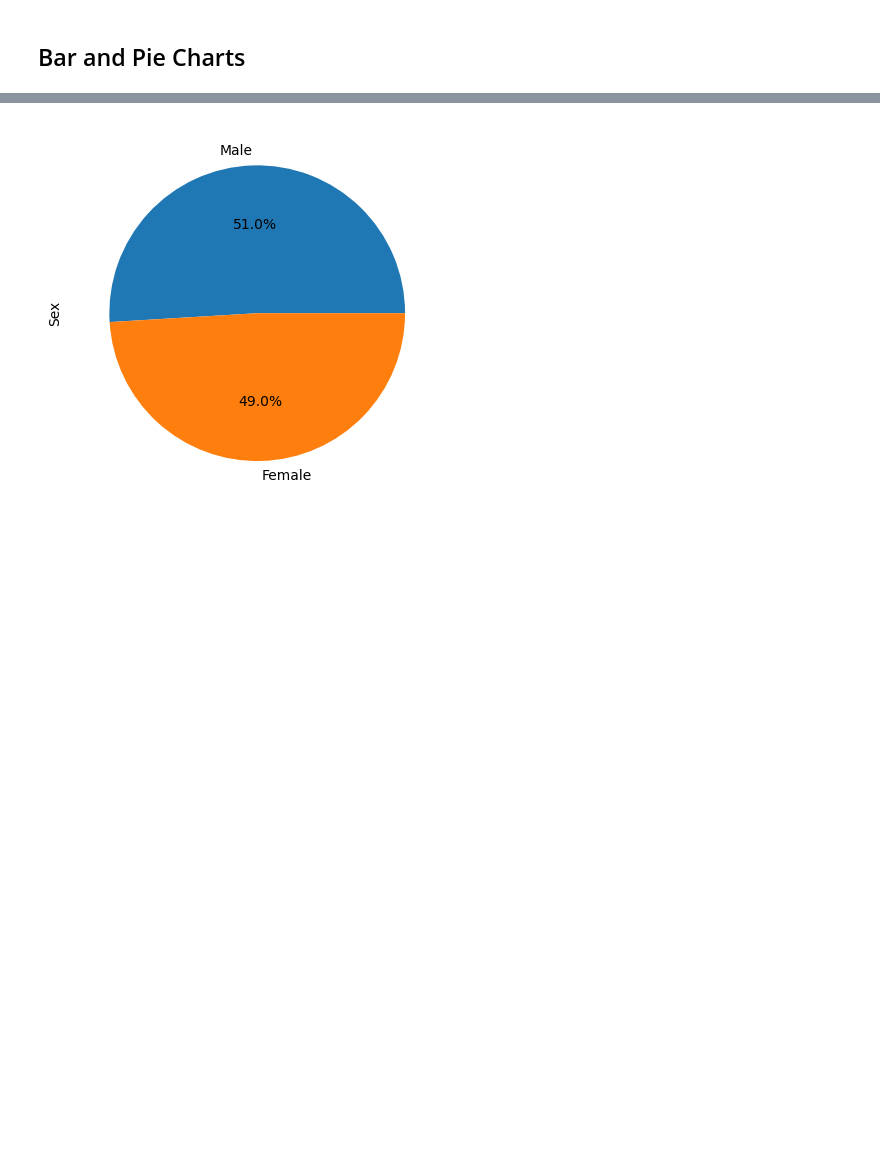
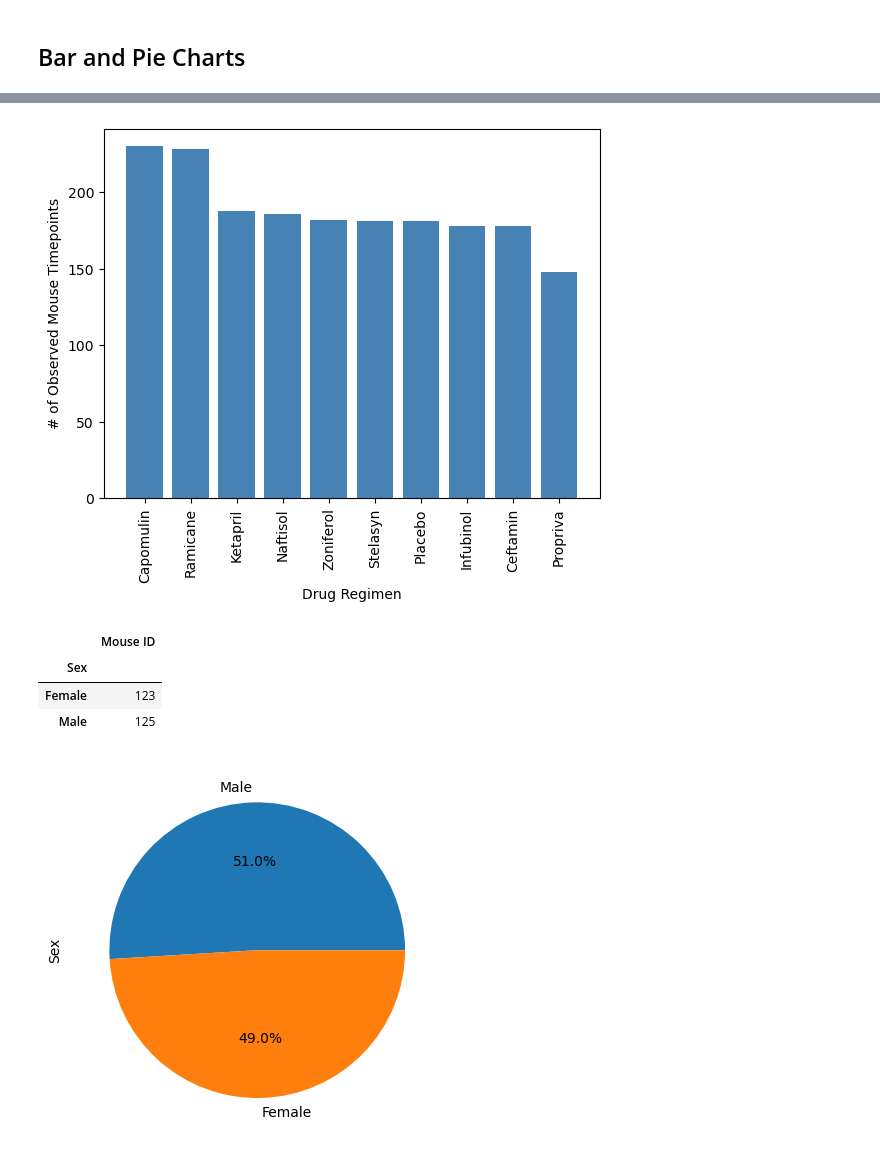
Before and after one commit to AleidvdZ/Module_5_Pymaceuticals, a Jupyter notebook: Pymaceuticals_AvdZ.ipynb, the cells around one changed output, grey strips where cells are left out. Cells and saved outputs as stored; diff of their text form; code cells hidden in the pictures; blank space fills up the shorter version.

```diff
--- a/Pymaceuticals_AvdZ.ipynb
+++ b/Pymaceuticals_AvdZ.ipynb
@@ -174,3 +194,46 @@ SEM.head()
+# %%
+# Generate a bar plot showing the total number of rows (Mouse ID/Timepoints) for each drug regimen using pyplot.
+
+# Count the number of rows for each drug regimen and put into a dataframe
+drug_timept2 = pd.DataFrame(mouse_study_complete2["Drug Regimen"].value_counts())
+drug_timept2.rename(columns={"Drug Regimen": "# of Timepoints"}, inplace = True)
+drug_timept2.index.name = "Drug Regimen"
+
+# Set x axis and tick locations
+x_axis = np.arange(len(drug_timept2.index))
+tick_locations = [value for value in x_axis]
+
+# Create plot
+plt.bar(x_axis, drug_timept2["# of Timepoints"], color='steelblue', alpha=1, align="center")
+plt.xticks(tick_locations, drug_timept2.index, rotation = "vertical")
+plt.xlabel("Drug Regimen")
+plt.ylabel("# of Observed Mouse Timepoints")
+plt.show()
+# %% [output]
+[figure, added]
+# %%
+# Generate a pie plot showing the distribution of female versus male mice using Pandas
+
+# Filter the DataFrame down only to those columns to chart and rename columns
+sex_df = mouse_study_complete2[["Mouse ID","Sex"]]
+
+sex_df.rename(columns={"Mouse ID": "Sex"}, inplace = True)
+
+# Remove redundant Mouse ID
+sex_df = sex_df.drop_duplicates(subset=["Mouse ID"])
+
+# Count the number of males vs. females
+sex_df2 = sex_df.groupby("Sex").count()
+sex_df2
+
+
+# Create plot
+# sex_df2.plot(kind='pie', subplots=True, autopct='%1.0f%%', legend = False)
+# %% [output]
+|  | Mouse ID |
+| Sex |  |
+| Female | 123 |
+| Male | 125 |
 # %%
 # Generate a pie plot showing the distribution of female versus male mice using pyplot
 # %% [output]
```
Also changed, not shown: parts of 7 cells of this notebook.
